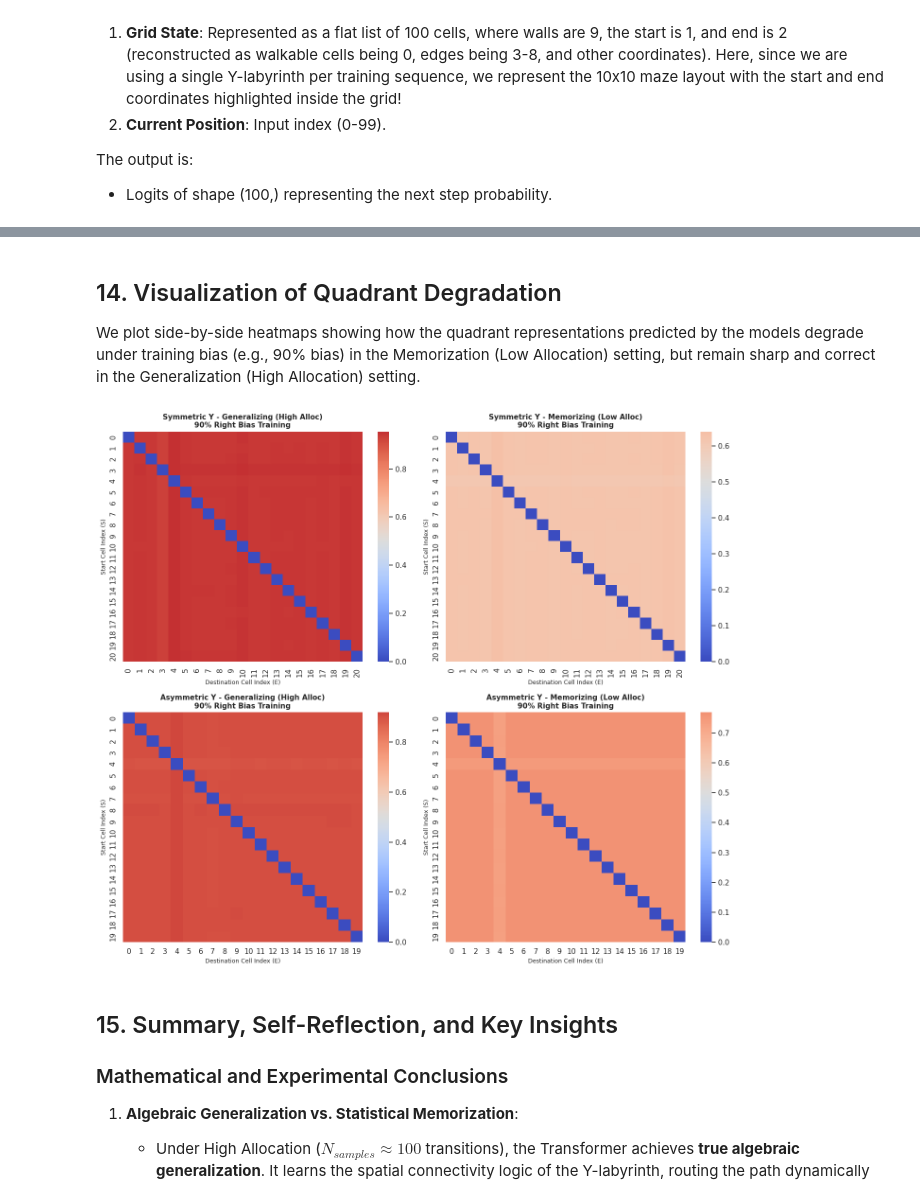
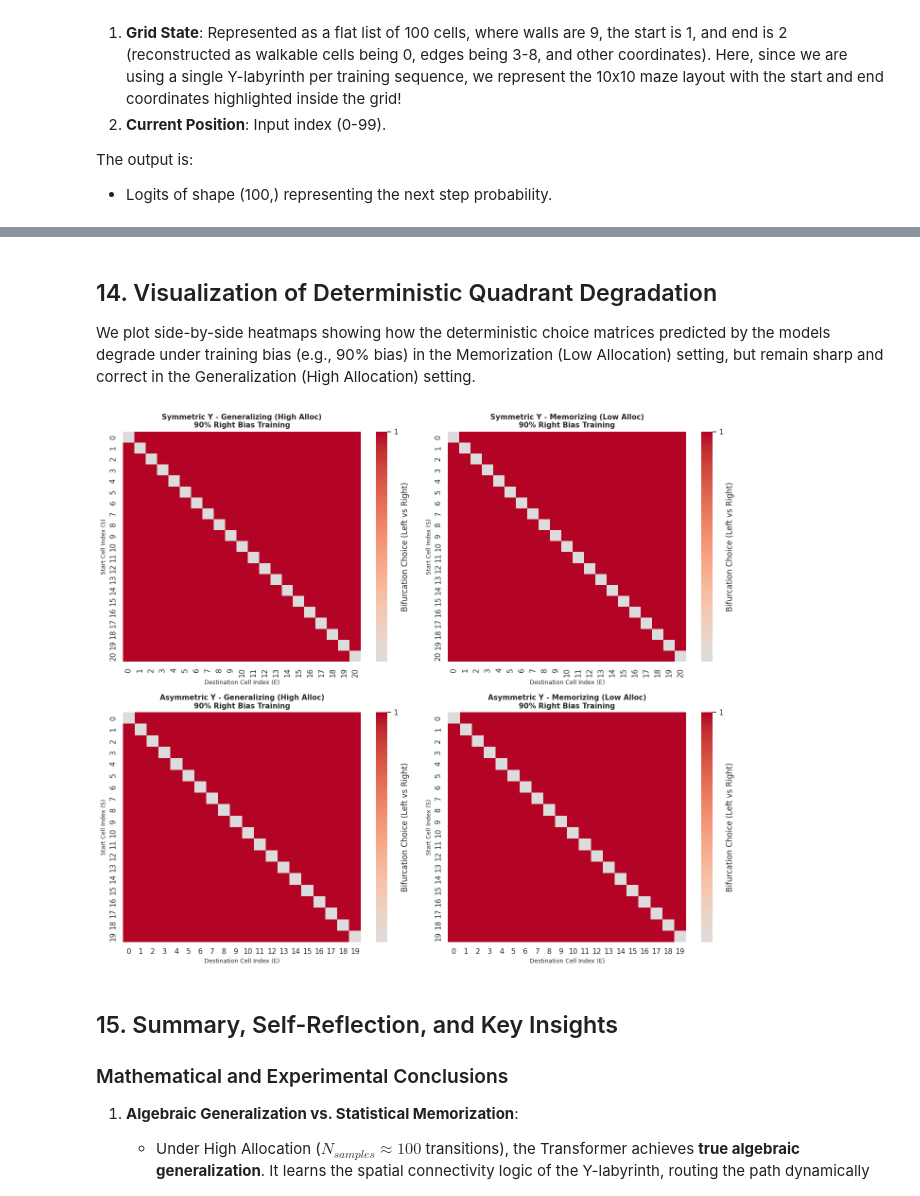
Before and after one commit to sanmquin/Intro-NN, a Jupyter notebook: labs/6.mazes_as_conditionals_tutorial.ipynb, the cells around one changed output, grey strips where cells are left out. Saved outputs shown, nothing was run; the diff lists cells and outputs as text; code cells hidden in the pictures.

Commit message:
Implement deterministic Mazes as Conditionals experiment with held-out disjoint test sets
Co-authored-by: sanmquin <128648525+sanmquin@users.noreply.github.com>

```diff
--- a/labs/6.mazes_as_conditionals_tutorial.ipynb
+++ b/labs/6.mazes_as_conditionals_tutorial.ipynb
@@ -255,0 +264,25 @@ class ScaledLabyrinthTransformer(nn.Module):
+# %%
+def build_train_test_splits(left_pairs, right_pairs, num_test_each=20):
+    # Randomly shuffle and hold out disjoint sets
+    random.seed(42)
+
+    shuffled_left = list(left_pairs)
+    shuffled_right = list(right_pairs)
+    random.shuffle(shuffled_left)
+    random.shuffle(shuffled_right)
+
+    test_left = shuffled_left[:num_test_each]
+    test_right = shuffled_right[:num_test_each]
+
+    train_left = shuffled_left[num_test_each:]
+    train_right = shuffled_right[num_test_each:]
+
+    test_pairs = test_left + test_right
+
+    return train_left, train_right, test_pairs
+
+train_left_1, train_right_1, test_pairs_1 = build_train_test_splits(left_1_pairs, right_1_pairs, num_test_each=20)
+train_left_2, train_right_2, test_pairs_2 = build_train_test_splits(left_2_pairs, right_2_pairs, num_test_each=15)
+
+print(f"Labyrinth 1 (Symmetric) Train left/right candidates: {len(train_left_1)}/{len(train_right_1)} | Test: {len(test_pairs_1)}")
+print(f"Labyrinth 2 (Asymmetric) Train left/right candidates: {len(train_left_2)}/{len(train_right_2)} | Test: {len(test_pairs_2)}")
@@ -338,11 +363,11 @@ We implement a highly optimized, standard training function. To minimize executi
 # %%
-def train_transformer_model(model, transitions, epochs=5, lr=1e-3):
+def train_transformer_model(model, transitions, epochs=30, lr=1e-3):
     device = torch.device('cuda' if torch.cuda.is_available() else 'cpu')
     model.to(device)
     model.train()
 
     dataset = LabyrinthTransitionDataset(transitions)
-    loader = DataLoader(dataset, batch_size=64, shuffle=True)
+    loader = DataLoader(dataset, batch_size=16, shuffle=True)
 
     optimizer = optim.AdamW(model.parameters(), lr=lr, weight_decay=1e-4)
     criterion = nn.CrossEntropyLoss()
@@ -546,40 +596,44 @@ plt.show()
 # %% [markdown]
-## 14. Visualization of Quadrant Degradation
+## 14. Visualization of Deterministic Quadrant Degradation
 
-We plot side-by-side heatmaps showing how the quadrant representations predicted by the models degrade under training bias (e.g., 90% bias) in the Memorization (Low Allocation) setting, but remain sharp and correct in the Generalization (High Allocation) setting.
+We plot side-by-side heatmaps showing how the deterministic choice matrices predicted by the models degrade under training bias (e.g., 90% bias) in the Memorization (Low Allocation) setting, but remain sharp and correct in the Generalization (High Allocation) setting.
 # %%
 fig, axes = plt.subplots(2, 2, figsize=(14, 12))
 
 # 1. Symmetric Y - Generalizing 90% Bias
-sns.heatmap(results_symmetric["High"][0.9], cmap="coolwarm", center=0.5, cbar=True, ax=axes[0, 0])
+sns.heatmap(results_symmetric["High"][0.9], cmap="coolwarm", center=0, cbar=True, ax=axes[0, 0],
+            cbar_kws={'ticks': [-1, 1], 'label': 'Bifurcation Choice (Left vs Right)'})
 axes[0, 0].set_title("Symmetric Y - Generalizing (High Alloc)\n90% Right Bias Training", fontsize=11, weight='bold')
 axes[0, 0].set_xlabel("Destination Cell Index (E)", fontsize=9)
 axes[0, 0].set_ylabel("Start Cell Index (S)", fontsize=9)
 
 # 2. Symmetric Y - Memorizing 90% Bias
-sns.heatmap(results_symmetric["Low"][0.9], cmap="coolwarm", center=0.5, cbar=True, ax=axes[0, 1])
+sns.heatmap(results_symmetric["Low"][0.9], cmap="coolwarm", center=0, cbar=True, ax=axes[0, 1],
+            cbar_kws={'ticks': [-1, 1], 'label': 'Bifurcation Choice (Left vs Right)'})
 axes[0, 1].set_title("Symmetric Y - Memorizing (Low Alloc)\n90% Right Bias Training", fontsize=11, weight='bold')
 axes[0, 1].set_xlabel("Destination Cell Index (E)", fontsize=9)
 axes[0, 1].set_ylabel("Start Cell Index (S)", fontsize=9)
 
 # 3. Asymmetric Y - Generalizing 90% Bias
-sns.heatmap(results_asymmetric["High"][0.9], cmap="coolwarm", center=0.5, cbar=True, ax=axes[1, 0])
+sns.heatmap(results_asymmetric["High"][0.9], cmap="coolwarm", center=0, cbar=True, ax=axes[1, 0],
+            cbar_kws={'ticks': [-1, 1], 'label': 'Bifurcation Choice (Left vs Right)'})
 axes[1, 0].set_title("Asymmetric Y - Generalizing (High Alloc)\n90% Right Bias Training", fontsize=11, weight='bold')
 axes[1, 0].set_xlabel("Destination Cell Index (E)", fontsize=9)
 axes[1, 0].set_ylabel("Start Cell Index (S)", fontsize=9)
 
 # 4. Asymmetric Y - Memorizing 90% Bias
-sns.heatmap(results_asymmetric["Low"][0.9], cmap="coolwarm", center=0.5, cbar=True, ax=axes[1, 1])
+sns.heatmap(results_asymmetric["Low"][0.9], cmap="coolwarm", center=0, cbar=True, ax=axes[1, 1],
+            cbar_kws={'ticks': [-1, 1], 'label': 'Bifurcation Choice (Left vs Right)'})
 axes[1, 1].set_title("Asymmetric Y - Memorizing (Low Alloc)\n90% Right Bias Training", fontsize=11, weight='bold')
 axes[1, 1].set_xlabel("Destination Cell Index (E)", fontsize=9)
 axes[1, 1].set_ylabel("Start Cell Index (S)", fontsize=9)
 
 plt.tight_layout()
 plt.savefig(os.path.join(root_charts, "bifurcation_quadrant_degradation_comparison.png"), dpi=300, bbox_inches='tight')
 plt.savefig(os.path.join(labs_charts, "bifurcation_quadrant_degradation_comparison.png"), dpi=300, bbox_inches='tight')
 plt.show()
 # %% [output]
-[figure, old version]
+[figure, new version]
 # %% [markdown]
 ## 15. Summary, Self-Reflection, and Key Insights
 
```
Also changed, not shown: parts of 17 cells of this notebook, 16 other files.
